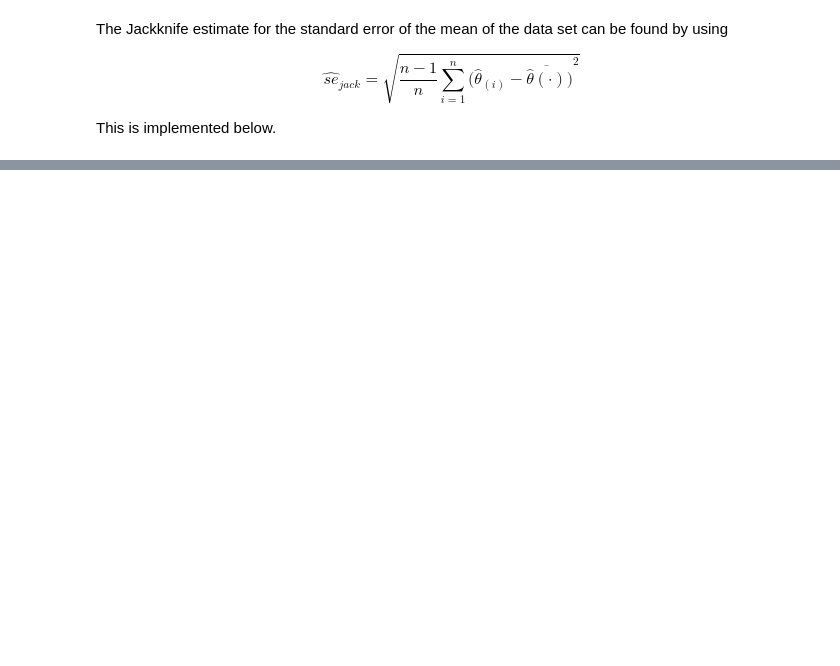
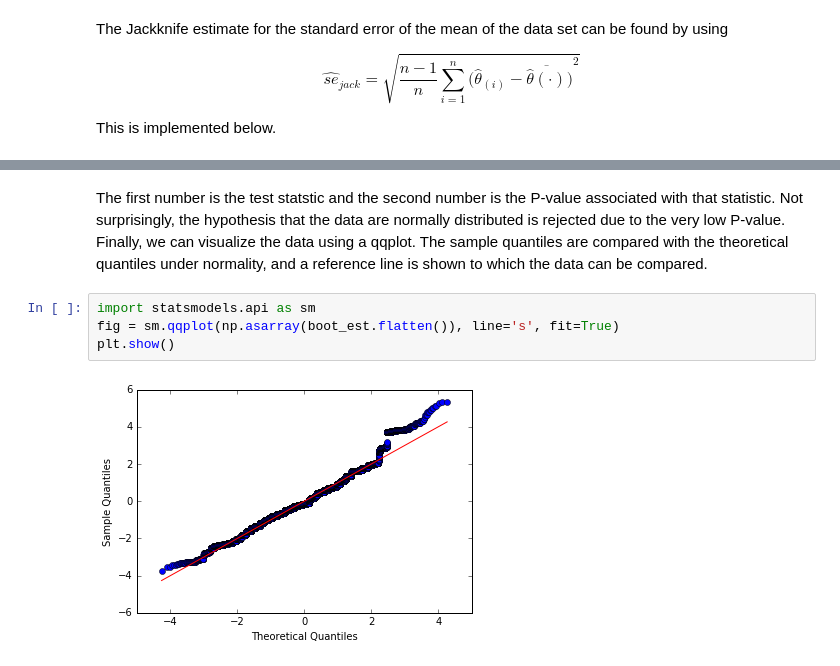
Before and after one commit to travisloebs/STA-6106, a Jupyter notebook: STA6106 Exam 2.ipynb, the cells around one changed output, grey strips where cells are left out. Drawn from its saved outputs; the diff is of its cells as text; blank space fills up the shorter version.

```diff
--- a/STA6106 Exam 2.ipynb
+++ b/STA6106 Exam 2.ipynb
@@ -141,0 +163,8 @@ array([[ 50.79081714]])
+# %% [markdown]
+The first number is the test statstic and the second number is the P-value associated with that statistic. Not surprisingly, the hypothesis that the data are normally distributed is rejected due to the very low P-value. Finally, we can visualize the data using a qqplot. The sample quantiles are compared with the theoretical quantiles under normality, and a reference line is shown to which the data can be compared.
+# %%
+import statsmodels.api as sm
+fig = sm.qqplot(np.asarray(boot_est.flatten()), line='s', fit=True)
+plt.show()
+# %% [output]
+[figure, added]
```
Also changed, not shown: parts of 36 cells of this notebook.
